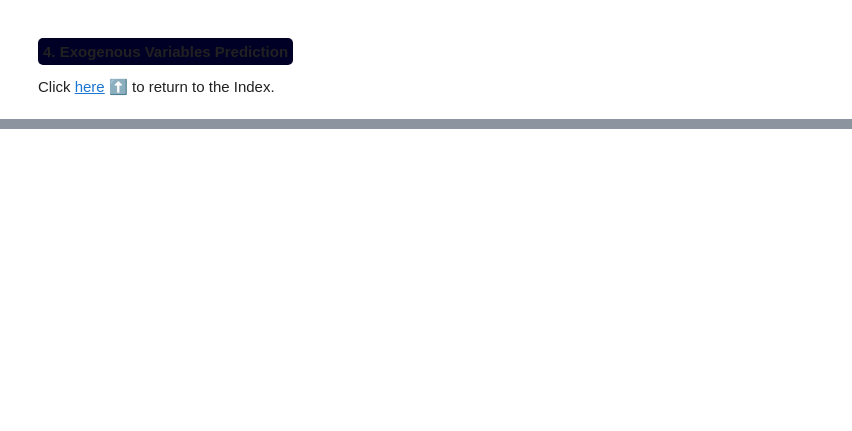
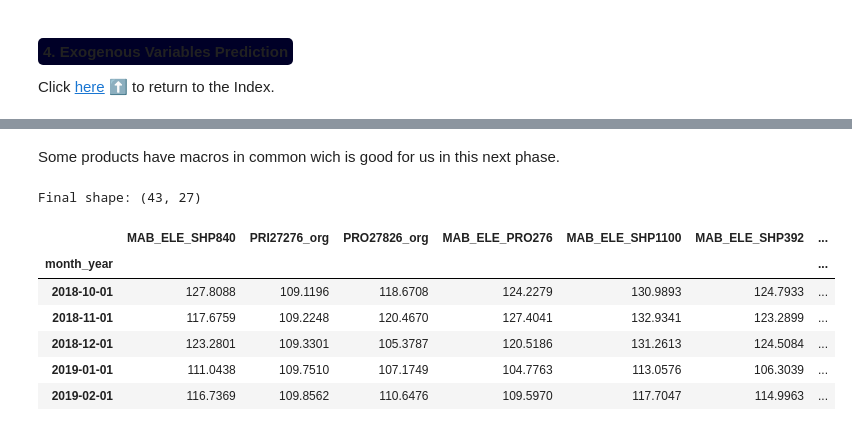
Before and after one commit to BeatrizAzevedoMonteiro/BCwDS_Case-2_SIEMENS_MonthlySalesForecast, a Jupyter notebook: modeling.ipynb, the cells around one changed output, grey strips where cells are left out. Cells and saved outputs as stored; diff of their text form; code cells hidden in the pictures; blank space fills up the shorter version.

```diff
--- a/modeling.ipynb
+++ b/modeling.ipynb
@@ -2328,0 +2267,21 @@ print(df_test_filled.head())
+# %%
+products = list(product_dfs.keys())
+
+# Dictionary to store macros and their corresponding products
+macro_products = {}
+
+# Iterate through the DataFrames
+for product_key, df in product_dfs.items():
+    # Iterate through columns (excluding 'Sales')
+    for col in df.columns:
+        if col != 'Sales' and col not in products:  # Ignores 'Sales' and product names in columns
+            if col not in macro_products:
+                macro_products[col] = []
+            macro_products[col].append(product_key)
+
+# Convert dictionary to DataFrame for visualization
+macro_df = pd.DataFrame(list(macro_products.items()), columns=['Macro', 'Products'])
+macro_df['Products'] = macro_df['Products'].apply(lambda x: ', '.join(sorted(x)))  # Product list as sorted string
+
+# Display final DataFrame
+macro_df
@@ -2328,0 +2306,34 @@ print(df_test_filled.head())
+# %% [markdown]
+Some products have macros in common wich is good for us in this next phase.
+# %%
+# Step 1: Combine all dataframes while keeping index
+for key in product_dfs:
+    product_dfs[key].index = pd.to_datetime(product_dfs[key].index).strftime('%Y-%m-%d')
+
+combined_macros = pd.DataFrame(index=next(iter(product_dfs.values())).index)
+# Iterate through each product DataFrame
+for product_name, df in product_dfs.items():
+    # Get only macro columns (non-Sales)
+    macros = df.drop(columns=[col for col in df.columns if 'sales' in col.lower()])
+
+    # Add product prefix to avoid duplicate column names
+    macros = macros.add_prefix(f'{product_name}_')
+
+    # Merge with the combined DataFrame
+    combined_macros = combined_macros.join(macros, how='left')
+
+#combined_macros = combined_macros.dropna(axis=1, how='all')
+combined_macros.columns = combined_macros.columns.str.replace(r'^(P\d+_|Sales_CPI_)', '', regex=True)
+combined_macros = combined_macros.loc[:, ~combined_macros.columns.duplicated(keep='first')]
+
+print(f"Final shape: {combined_macros.shape}")
+combined_macros.head()
+# %% [output]
+Final shape: (43, 27)
+|  | MAB_ELE_SHP840 | PRI27276_org | PRO27826_org | MAB_ELE_PRO276 | MAB_ELE_SHP1100 | MAB_ELE_SHP392 | ... |
+| month_year |  |  |  |  |  |  | ... |
+| 2018-10-01 | 127.8088 | 109.1196 | 118.6708 | 124.2279 | 130.9893 | 124.7933 | ... |
+| 2018-11-01 | 117.6759 | 109.2248 | 120.4670 | 127.4041 | 132.9341 | 123.2899 | ... |
+| 2018-12-01 | 123.2801 | 109.3301 | 105.3787 | 120.5186 | 131.2613 | 124.5084 | ... |
+| 2019-01-01 | 111.0438 | 109.7510 | 107.1749 | 104.7763 | 113.0576 | 106.3039 | ... |
+| 2019-02-01 | 116.7369 | 109.8562 | 110.6476 | 109.5970 | 117.7047 | 114.9963 | ... |
```
Also changed, not shown: parts of 22 cells of this notebook, 2 other files.
